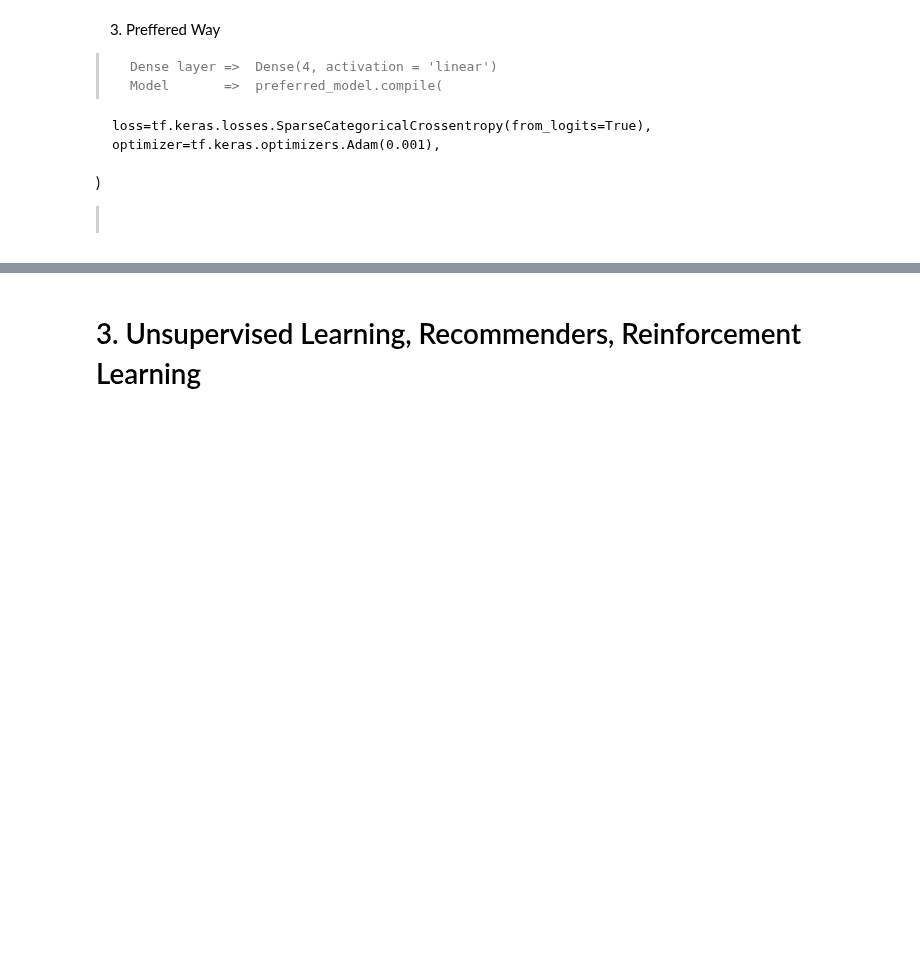
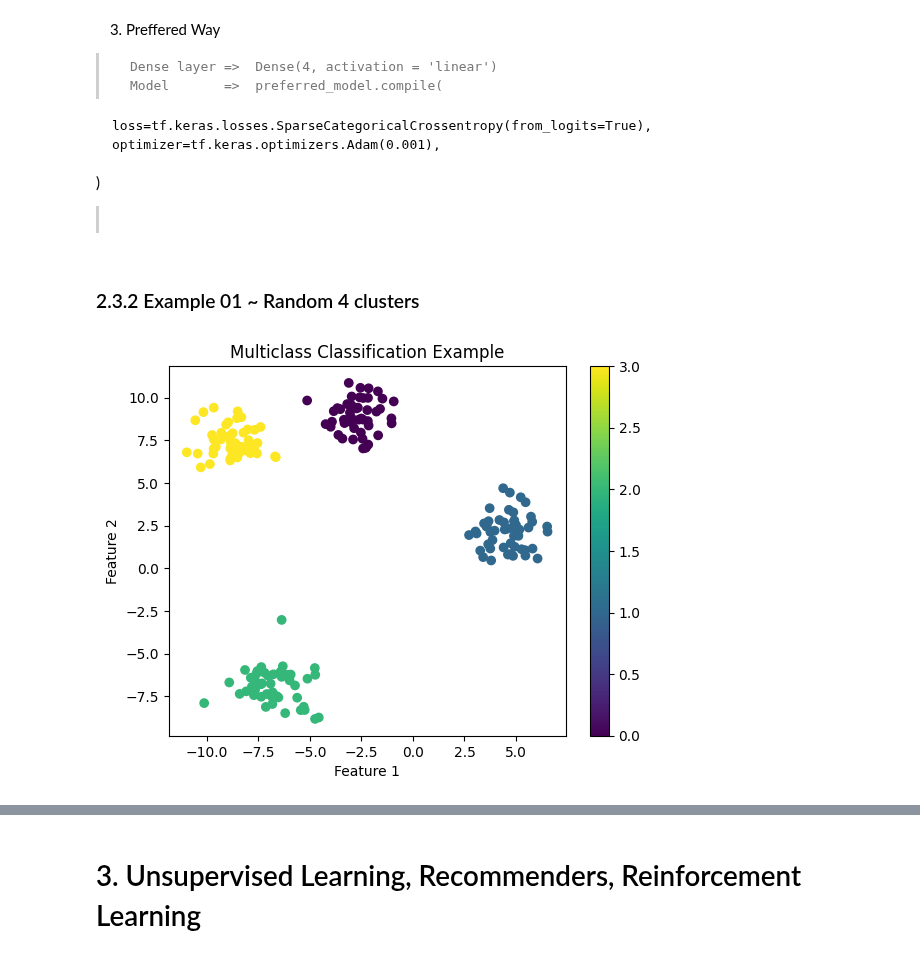
Before and after one commit to PandukaBandara99/ML-Books, a Jupyter notebook: 1 Macine Learning Specialization.ipynb, the cells around one changed output, grey strips where cells are left out. Saved outputs shown, nothing was run; the diff lists cells and outputs as text; code cells hidden in the pictures; blank space fills up the shorter version.

````diff
--- a/1 Macine Learning Specialization.ipynb
+++ b/1 Macine Learning Specialization.ipynb
@@ -1761,3 +1761,27 @@ Where $m$ is the number of examples, $N$ is the number of outputs. This is the a
     optimizer=tf.keras.optimizers.Adam(0.001),
 )
 > ```
+# %% [markdown]
+### 2.3.2 Example 01 ~ Random 4 clusters
+# %%
+import numpy as np
+import matplotlib.pyplot as plt
+from sklearn.datasets import make_blobs
+
+# Generate synthetic data with four clusters
+# make 4-class dataset for classification
+classes = 4
+m = 100
+centers = [[-5, 2], [-2, -2], [1, 2], [5, -2]]
+std = 1.0
+X_train, y_train = make_blobs(n_samples=m, centers=centers, cluster_std=std,random_state=30)
+
+# Plot the data points with different colors for each class
+plt.scatter(X[:, 0], X[:, 1], c=y, cmap='viridis')
+plt.xlabel('Feature 1')
+plt.ylabel('Feature 2')
+plt.title('Multiclass Classification Example')
+plt.colorbar()
+plt.show()
+# %% [output]
+[figure, added]
````
Also changed, not shown: parts of 1 cell of this notebook.
